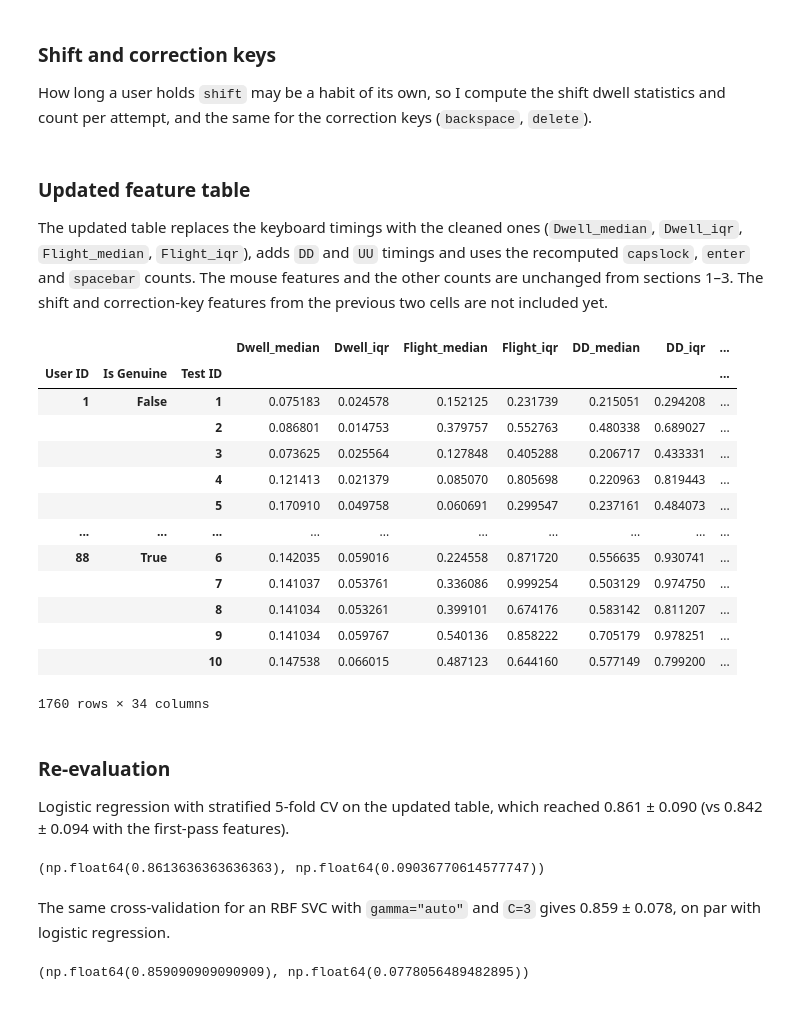
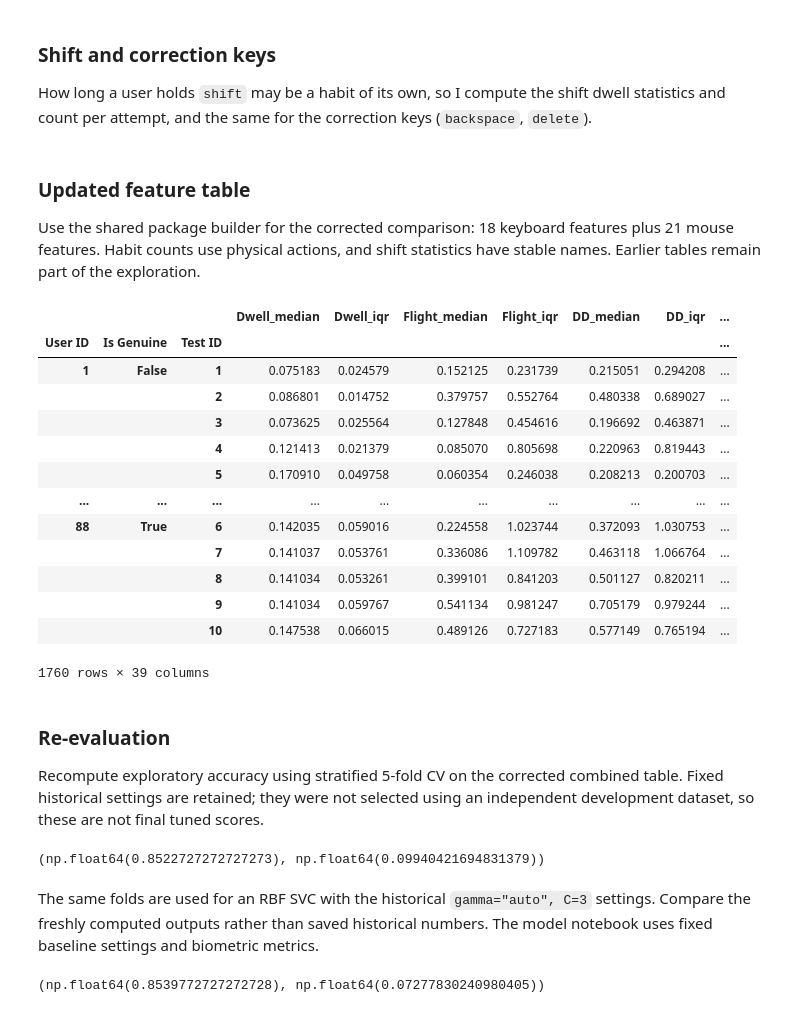
Before and after one commit to m-heldt/behavioral-ml, a Jupyter notebook: notebooks/features.ipynb, the cells around one changed output. Saved outputs shown, nothing was run; the diff lists cells and outputs as text; code cells hidden in the pictures.

Commit message:
Fix feedback findings and consolidate biometric evaluation

```diff
--- a/notebooks/features.ipynb
+++ b/notebooks/features.ipynb
@@ -22,12 +25,14 @@ Let's load the data first using the `load_data` function.
 # %%
+import os
+from pathlib import Path
 import pandas as pd
 import numpy as np
+from behavioral_ml.etl import load_data
+from behavioral_ml.features import key, build_feature_sets
 
-from behavioral_ml.etl import load_data
-
-mouse_df, key_df = load_data("../data/raw_kmt_dataset")
-
-mouse_df.sort_index()
+raw_mouse_df, raw_key_df = load_data(Path(os.environ.get("KMT_DATA_DIR", "../data/raw_kmt_dataset")))
+mouse_df, key_df = raw_mouse_df.copy(), raw_key_df.copy()
+mouse_df.head()
 # %% [output]
 |  |  |  |  |  | Event | Coordinates | Epoch |
 | User ID | Is Genuine | Test ID | Event ID | Movement ID |  |  |  |
@@ -1066,51 +1027,38 @@ correction_key_features = correction_key_df.groupby(level=LEVELS).agg(
 # %% [markdown]
 ### Updated feature table
 
-The updated table replaces the keyboard timings with the cleaned ones (`Dwell_median`, `Dwell_iqr`, `Flight_median`, `Flight_iqr`), adds `DD` and `UU` timings and uses the recomputed `capslock`, `enter` and `spacebar` counts. The mouse features and the other counts are unchanged from sections 1–3. The shift and correction-key features from the previous two cells are not included yet.
+Use the shared package builder for the corrected comparison: 18 keyboard
+features plus 21 mouse features. Habit counts use physical actions, and shift
+statistics have stable names. Earlier tables remain part of the exploration.
 # %%
-test_level_features = (
-    key_test_level
-    .join(test_level_clicks)
-    .join(movement_test_level_features)
-    .join(other_keys_test_level)
-    .join(tab_test_level)
-    .join(correction_keys_test_level)
-    .join(numpad_keys_test_level)
-    .join(arrow_keys_test_level)
-)
-test_level_features.fillna({
-    "enter": 0,
-    "spacebar": 0,
-    "tab": 0,
-    "capslock": 0,
-    "arrows": 0,
-    "numpad": 0,
-    "delete": 0,
-    "backspace": 0
-}, inplace=True)
+corrected_feature_sets = build_feature_sets(raw_mouse_df, raw_key_df)
+test_level_features = corrected_feature_sets["keys_mouse"]
+assert len(test_level_features) == 1760
 test_level_features
 # %% [output]
 |  |  |  | Dwell_median | Dwell_iqr | Flight_median | Flight_iqr | DD_median | DD_iqr | ... |
 | User ID | Is Genuine | Test ID |  |  |  |  |  |  | ... |
-| 1 | False | 1 | 0.075183 | 0.024578 | 0.152125 | 0.231739 | 0.215051 | 0.294208 | ... |
-|  |  | 2 | 0.086801 | 0.014753 | 0.379757 | 0.552763 | 0.480338 | 0.689027 | ... |
-|  |  | 3 | 0.073625 | 0.025564 | 0.127848 | 0.405288 | 0.206717 | 0.433331 | ... |
+| 1 | False | 1 | 0.075183 | 0.024579 | 0.152125 | 0.231739 | 0.215051 | 0.294208 | ... |
+|  |  | 2 | 0.086801 | 0.014752 | 0.379757 | 0.552764 | 0.480338 | 0.689027 | ... |
+|  |  | 3 | 0.073625 | 0.025564 | 0.127848 | 0.454616 | 0.196692 | 0.463871 | ... |
 |  |  | 4 | 0.121413 | 0.021379 | 0.085070 | 0.805698 | 0.220963 | 0.819443 | ... |
-|  |  | 5 | 0.170910 | 0.049758 | 0.060691 | 0.299547 | 0.237161 | 0.484073 | ... |
+|  |  | 5 | 0.170910 | 0.049758 | 0.060354 | 0.246038 | 0.208213 | 0.200703 | ... |
 | ... | ... | ... | ... | ... | ... | ... | ... | ... | ... |
-| 88 | True | 6 | 0.142035 | 0.059016 | 0.224558 | 0.871720 | 0.556635 | 0.930741 | ... |
-|  |  | 7 | 0.141037 | 0.053761 | 0.336086 | 0.999254 | 0.503129 | 0.974750 | ... |
-|  |  | 8 | 0.141034 | 0.053261 | 0.399101 | 0.674176 | 0.583142 | 0.811207 | ... |
-|  |  | 9 | 0.141034 | 0.059767 | 0.540136 | 0.858222 | 0.705179 | 0.978251 | ... |
-|  |  | 10 | 0.147538 | 0.066015 | 0.487123 | 0.644160 | 0.577149 | 0.799200 | ... |
+| 88 | True | 6 | 0.142035 | 0.059016 | 0.224558 | 1.023744 | 0.372093 | 1.030753 | ... |
+|  |  | 7 | 0.141037 | 0.053761 | 0.336086 | 1.109782 | 0.463118 | 1.066764 | ... |
+|  |  | 8 | 0.141034 | 0.053261 | 0.399101 | 0.841203 | 0.501127 | 0.820211 | ... |
+|  |  | 9 | 0.141034 | 0.059767 | 0.541134 | 0.981247 | 0.705179 | 0.979244 | ... |
+|  |  | 10 | 0.147538 | 0.066015 | 0.489126 | 0.727183 | 0.577149 | 0.765194 | ... |
-1760 rows × 34 columns
+1760 rows × 39 columns
 # %%
 X = [test_level_features.loc[(user_id)] for user_id in range(1, 89)]
 y = [test_level_features.loc[(user_id)].index.get_level_values("Is Genuine") for user_id in range(1, 89)]
 # %% [markdown]
 ### Re-evaluation
 
-Logistic regression with stratified 5-fold CV on the updated table, which reached 0.861 ± 0.090 (vs 0.842 ± 0.094 with the first-pass features).
+Recompute exploratory accuracy using stratified 5-fold CV on the corrected
+combined table. Fixed historical settings are retained; they were not selected
+using an independent development dataset, so these are not final tuned scores.
 # %%
 from sklearn.model_selection import StratifiedKFold, cross_val_score
 from sklearn.base import clone
@@ -1118,7 +1066,7 @@ from sklearn.base import clone
 cv = StratifiedKFold(n_splits=5, shuffle=True, random_state=42)
 
 model = make_pipeline(
-    SimpleImputer(strategy="median"),
+    SimpleImputer(strategy="median", keep_empty_features=True),
     StandardScaler(),
     LogisticRegression(),
 )
@@ -1136,16 +1084,18 @@ for user_id in range(1,89):
 
 np.mean(scores), np.std(scores)
 # %% [output]
-(np.float64(0.8613636363636363), np.float64(0.09036770614577747))
+(np.float64(0.8522727272727273), np.float64(0.09940421694831379))
 # %% [markdown]
-The same cross-validation for an RBF SVC with `gamma="auto"` and `C=3` gives 0.859 ± 0.078, on par with logistic regression.
+The same folds are used for an RBF SVC with the historical `gamma="auto", C=3`
+settings. Compare the freshly computed outputs rather than saved historical
+numbers. The model notebook uses fixed baseline settings and biometric metrics.
 # %%
 from sklearn.model_selection import StratifiedKFold, cross_val_score
 
 cv = StratifiedKFold(n_splits=5, shuffle=True, random_state=42)
 
 model = make_pipeline(
-    SimpleImputer(strategy="median"),
+    SimpleImputer(strategy="median", keep_empty_features=True),
     StandardScaler(),
     SVC(kernel="rbf", gamma="auto", C=3),
 )
@@ -1163,7 +1113,7 @@ for user_id in range(1,89):
 
 np.mean(scores), np.std(scores)
 # %% [output]
-(np.float64(0.859090909090909), np.float64(0.0778056489482895))
+(np.float64(0.8539772727272728), np.float64(0.07277830240980405))
 # %% [markdown]
 ## Summary
 
```
Also changed, not shown: parts of 43 cells of this notebook, 23 other files.
